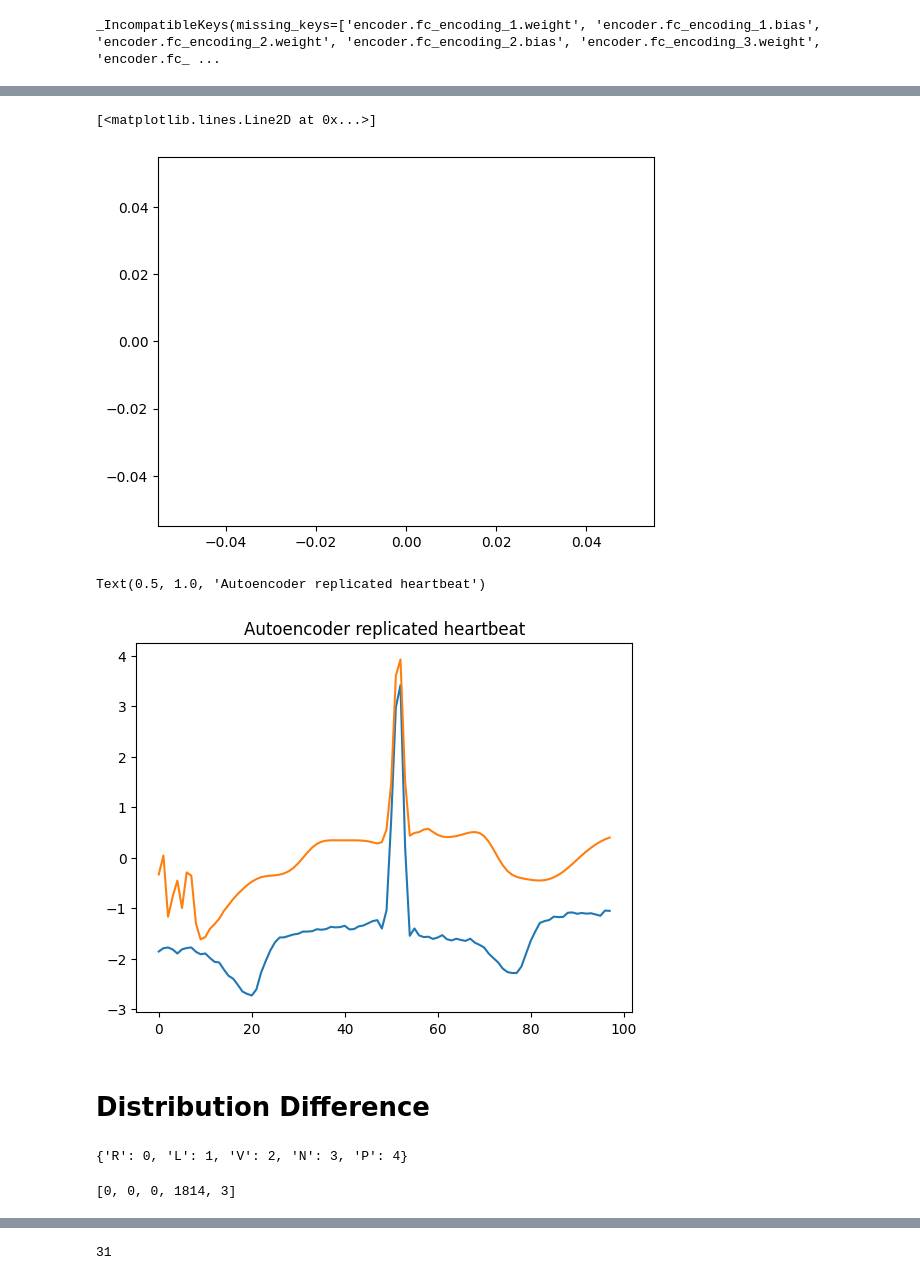
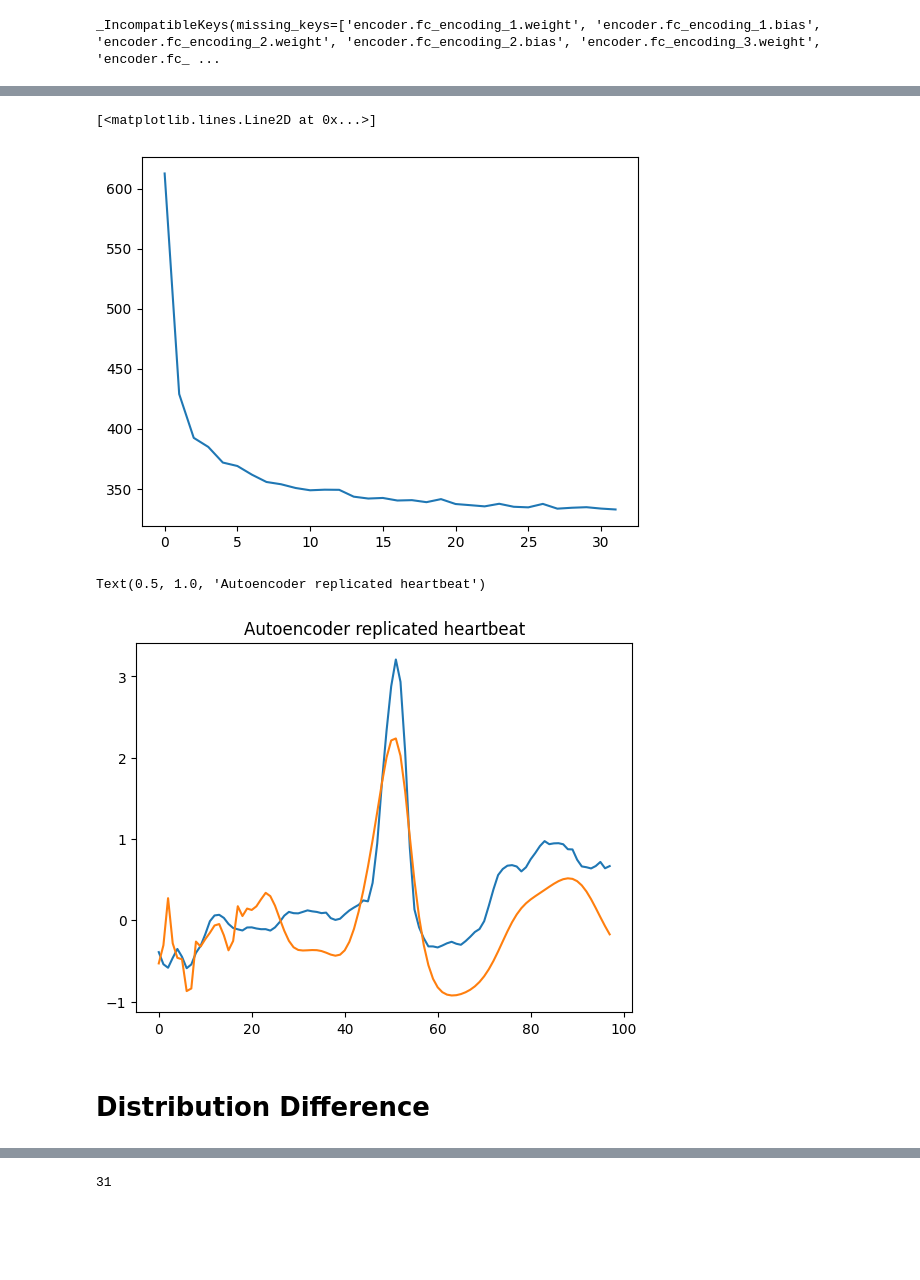
Before and after one commit to MattyAB/ecg_transfer, a Jupyter notebook: autoencoder.ipynb, the cells around one changed output, grey strips where cells are left out. Cells and saved outputs as stored; diff of their text form; code cells hidden in the pictures; blank space fills up the shorter version.

```diff
--- a/autoencoder.ipynb
+++ b/autoencoder.ipynb
@@ -172,7 +206,7 @@ class AEModel(nn.Module):
         return x
 
 model = AEModel(lstm_count=16).to(device)
-model_path = 'autoencoder16.pt'
+model_path = 'autoencoder16_squeeze.pt'
 model.load_state_dict(torch.load(model_path), strict=False)
 # %% [output]
 _IncompatibleKeys(missing_keys=['encoder.fc_encoding_1.weight', 'encoder.fc_encoding_1.bias', 'encoder.fc_encoding_2.weight', 'encoder.fc_encoding_2.bias', 'encoder.fc_encoding_3.weight', 'encoder.fc_ ...
@@ -257,28 +295,28 @@ KeyboardInterrupt:
 torch.save(model.state_dict(), model_path)
 # %%
 # plt.plot([np.log(x) for x in losses])
-plt.plot(losses[150:])
+plt.plot(losses)
 # %% [output]
 [<matplotlib.lines.Line2D at 0x...>]
-[figure, old version]
+[figure, new version]
 # %%
 # i = 12425
 # i=11422
-i = 1552
+i = 16624
 
 seq, label, _ = beats[i]
 seq = torch.tensor(seq, dtype=torch.float32, device=device)
 seq = seq.reshape((1,98))
 model.eval()
 seq_pred = model.forward(seq)
 
 plt.plot(seq.detach().cpu().numpy().reshape(-1))
 plt.plot(seq_pred.detach().cpu().numpy().reshape(-1))
 
 plt.title('Autoencoder replicated heartbeat')
 # %% [output]
 Text(0.5, 1.0, 'Autoencoder replicated heartbeat')
-[figure, old version]
+[figure, new version]
 # %% [markdown]
 # Distribution Difference
 # %%
@@ -286,11 +324,3 @@ users = [{key:[] for key in label_map.keys()} for i in range(48)]
 
 for beat in beats:
     users[beat[2]][beat[1]].append(beat[0])
-# %%
-label_map
-# %% [output]
-{'R': 0, 'L': 1, 'V': 2, 'N': 3, 'P': 4}
-# %%
-[len(x) for x in users[14].values()]
-# %% [output]
-[0, 0, 0, 1814, 3]
```
Also changed, not shown: parts of 16 cells of this notebook, 1 other file.
